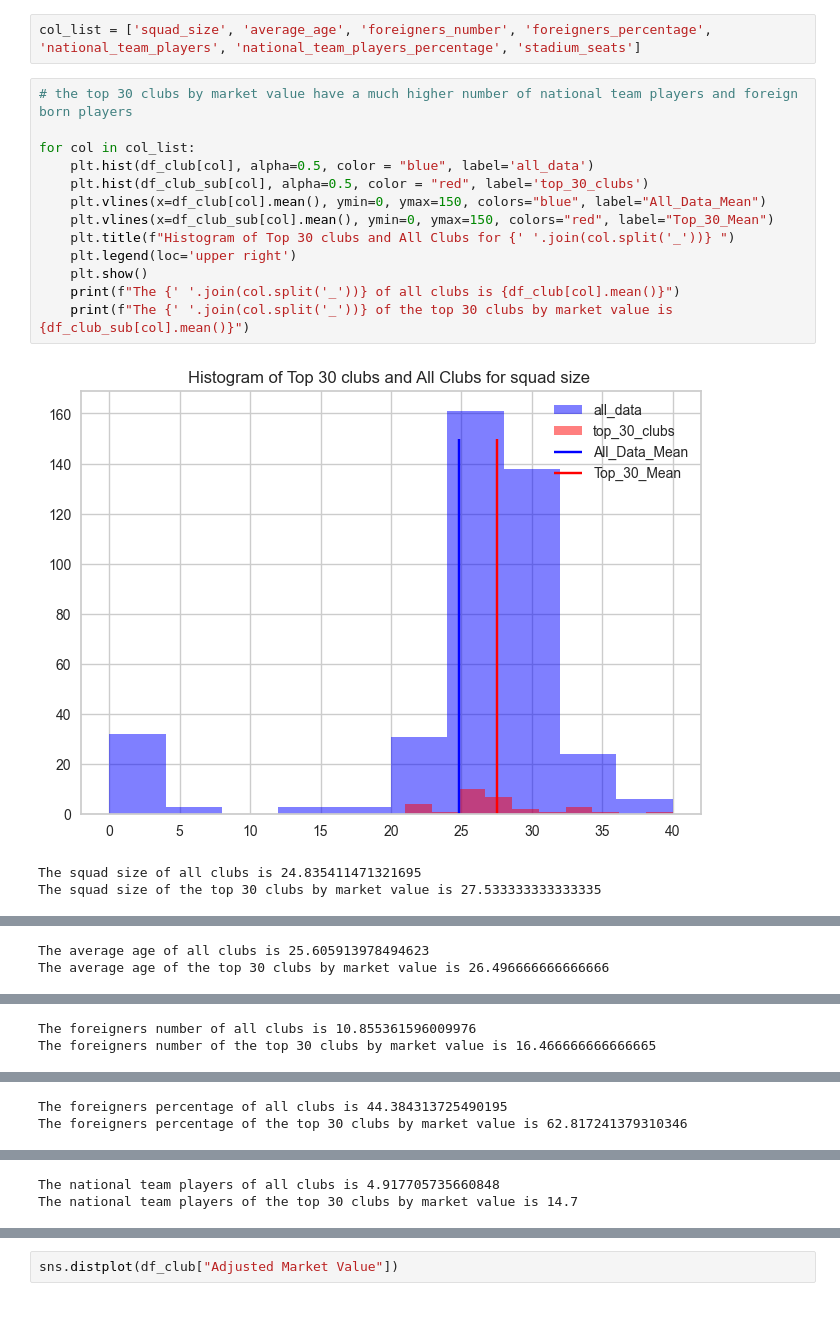
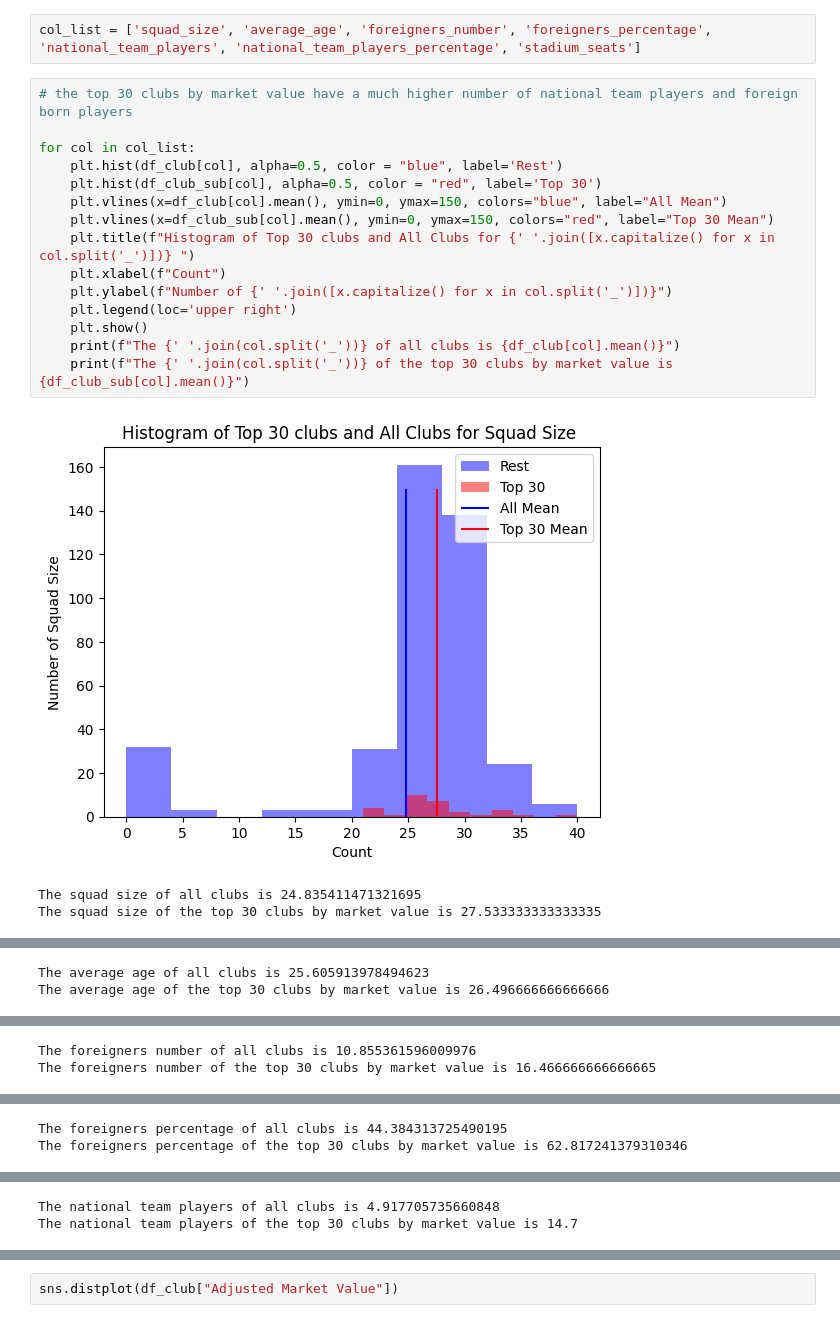
Before and after one commit to McGill-MMA-EnterpriseAnalytics/Football_Transfermarkt, a Jupyter notebook: Business_Analysis/EDA_Final.ipynb, the cells around one changed output, grey strips where cells are left out. Saved outputs shown, nothing was run; the diff lists cells and outputs as text.

Commit message:
Improving Graphs

```diff
--- a/Business_Analysis/EDA_Final.ipynb
+++ b/Business_Analysis/EDA_Final.ipynb
@@ -484,17 +486,19 @@ col_list = ['squad_size', 'average_age', 'foreigners_number', 'foreigners_percen
 # %%
 # the top 30 clubs by market value have a much higher number of national team players and foreign born players
 
 for col in col_list:
-    plt.hist(df_club[col], alpha=0.5, color = "blue", label='all_data')
-    plt.hist(df_club_sub[col], alpha=0.5, color = "red", label='top_30_clubs')
-    plt.vlines(x=df_club[col].mean(), ymin=0, ymax=150, colors="blue", label="All_Data_Mean")
-    plt.vlines(x=df_club_sub[col].mean(), ymin=0, ymax=150, colors="red", label="Top_30_Mean")
-    plt.title(f"Histogram of Top 30 clubs and All Clubs for {' '.join(col.split('_'))} ")
+    plt.hist(df_club[col], alpha=0.5, color = "blue", label='Rest')
+    plt.hist(df_club_sub[col], alpha=0.5, color = "red", label='Top 30')
+    plt.vlines(x=df_club[col].mean(), ymin=0, ymax=150, colors="blue", label="All Mean")
+    plt.vlines(x=df_club_sub[col].mean(), ymin=0, ymax=150, colors="red", label="Top 30 Mean")
+    plt.title(f"Histogram of Top 30 clubs and All Clubs for {' '.join([x.capitalize() for x in col.split('_')])} ")
+    plt.xlabel(f"Count")
+    plt.ylabel(f"Number of {' '.join([x.capitalize() for x in col.split('_')])}")
     plt.legend(loc='upper right')
     plt.show()
     print(f"The {' '.join(col.split('_'))} of all clubs is {df_club[col].mean()}")
     print(f"The {' '.join(col.split('_'))} of the top 30 clubs by market value is {df_club_sub[col].mean()}")
 # %% [output]
-[figure, old version]
+[figure, new version]
 The squad size of all clubs is 24.835411471321695
 The squad size of the top 30 clubs by market value is 27.533333333333335
```
Also changed, not shown: parts of 7 cells of this notebook, 1 other file.
